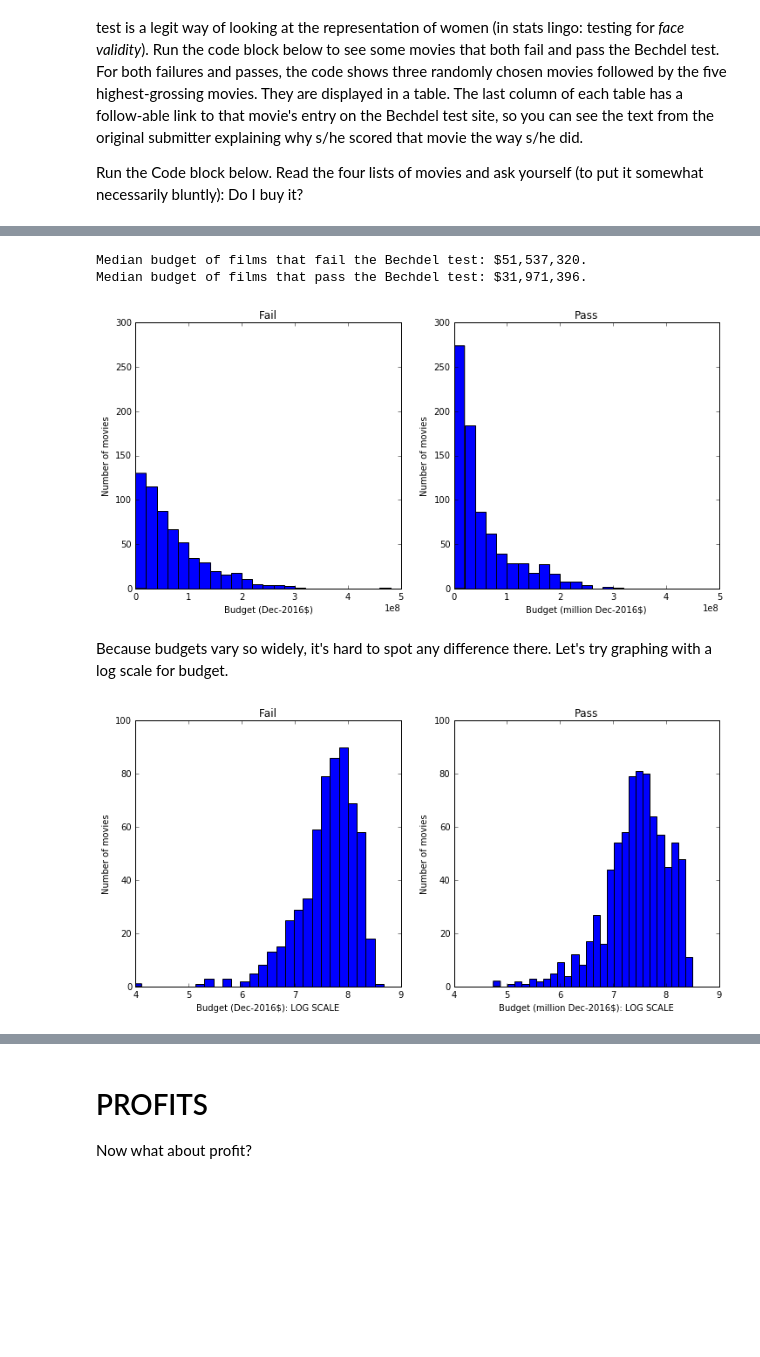
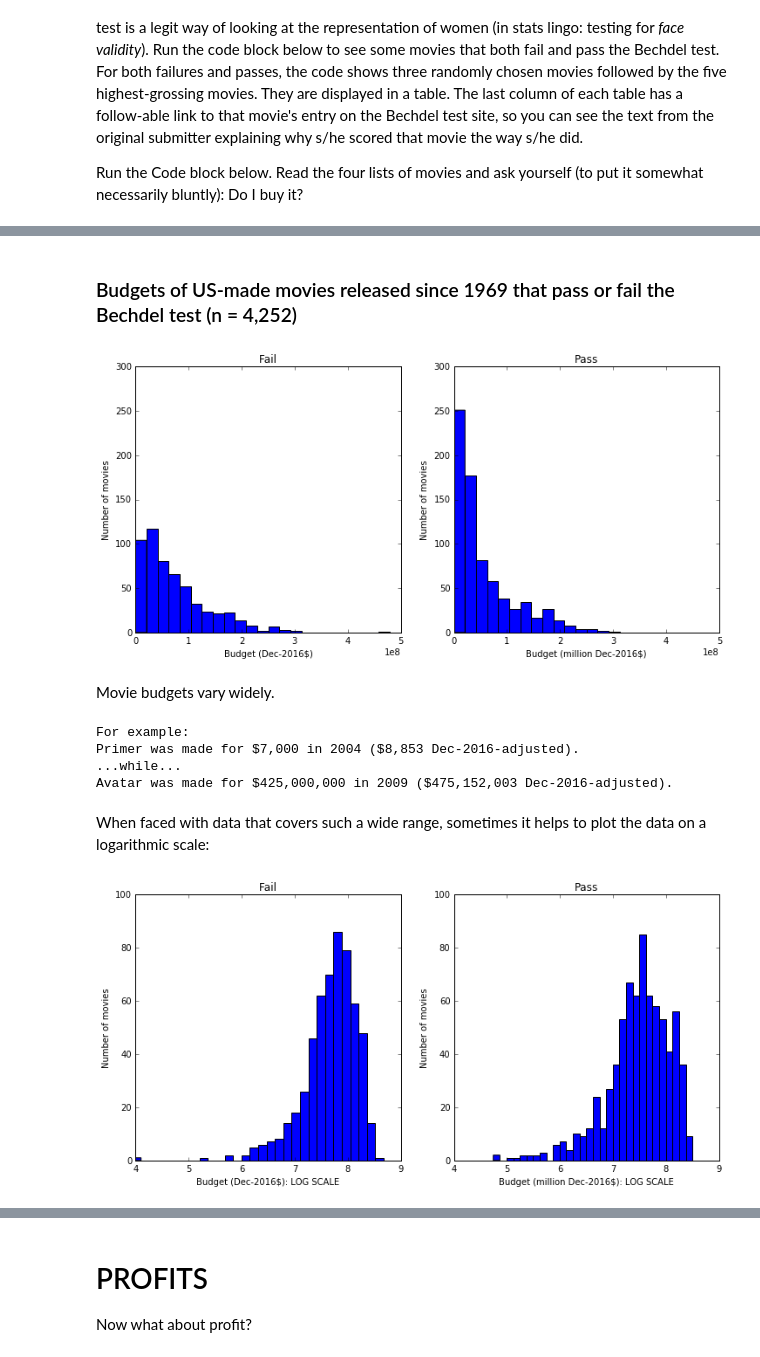
Before and after one commit to raddick/movies, a Jupyter notebook: 7. Analysis.ipynb, the cells around one changed output, grey strips where cells are left out. Saved outputs shown, nothing was run; the diff lists cells and outputs as text; code cells hidden in the pictures; blank space fills up the shorter version.

```diff
--- a/7. Analysis.ipynb
+++ b/7. Analysis.ipynb
@@ -249,14 +266,17 @@ For now, it makes more sense to consider the Bechdel test as a straight-up pass/
 # %%
-movies_df['bechdel_passed'] = np.where((movies_df['bechdel_rating'] == 3), 1, 0)
-
-display(HTML('<h2>Total movies with Bechel test pass/fail results</h2>'))
+hollywood_string = ''
+if (int(movies_df['usa'][movies_df['usa'] == 0].size) == 0):
+    hollywood_string = 'US-made '
+display(HTML('<h3>Bechel test pass/fail results for {0:} movies released since {1:.0f} (n = {2:,.0f})</h3>'.format(hollywood_string,firstyear,len(movies_df))))
 bechdel_result_table = pd.DataFrame()
 bechdel_result_table['nMovies'] = movies_df.groupby('bechdel_passed').size()
 bechdel_result_table['result'] = ''
 bechdel_result_table['result'] = np.where(bechdel_result_table.index == 0, 'Fail',bechdel_result_table['result'])
 bechdel_result_table['result'] = np.where(bechdel_result_table.index == 1, 'Pass',bechdel_result_table['result'])
 bechdel_result_table['percentage'] = 100 * (bechdel_result_table['nMovies'] / len(movies_df))
+
+# I made this table again but only with movies that have profit data - percentages are identical: 41% fail, 59% pass
+#bechdel_result_table['nMovies'] = movies_df[~pd.isnull(movies_df['profit_adj'])].groupby('bechdel_rating').size()
+
 bechdel_result_table[['result','nMovies','percentage']].style.format({'result': '{:10}', 'nMovies': '{:,.0f}', 'percentage': '{0:.0f}%'})
-# I made this table again but only with movies that have profit data - percentages are identical.
-#bechdel_result_table2['nMovies'] = movies_df[~pd.isnull(movies_df['profit_adj'])].groupby('bechdel_rating').size()
 # %% [output]
@@ -268,8 +294,6 @@ Total movies with Bechel test pass/fail results
 # %%
-#import statsmodels.formula.api as smf
-#from scipy import ols
-firstyear = 1969 # first year after the Hays code ended
-lastyear = 2016 # last full year in dataset
+#firstyear = 1969 # first year after the Hays code ended
+lastyear = 2017 # last full year in dataset
 avg_bechdel = movies_df.groupby('bechdel_year')['bechdel_passed'].agg(np.mean)
 avg_bechdel.index.name = 'date'
 avg_bechdel.name = 'bechdel'
@@ -285,29 +309,31 @@ stdevm_bechdel = stdevm_bechdel.reset_index()
 
 # multiply both by 100 to express as percentage
 avg_bechdel['bechdel'] = avg_bechdel['bechdel'] * 100
-#stdevm_bechdel['bechdel'] = stdevm_bechdel['bechdel'] * 100
-
-#errorbarsy = stdevm_bechdel.get_values()
+stdevm_bechdel['bechdel'] = stdevm_bechdel['bechdel'] * 100
 
 [slope,intercept,rvalue,pvalue,stderr] = linregress(avg_bechdel['date'],avg_bechdel['bechdel'])
 #print(slope,intercept,rvalue)
 r_squared = rvalue ** 2
 
-print('Each year since {0:.0f}, an additional {1:.2f}% of movies pass the Bechdel test (r^2 = {2:.2f}).'.format(firstyear,slope,r_squared))
-
 predicted = pd.DataFrame({"date": np.linspace(start=1969.,stop=2969.,num=1001)})
 predicted['bechdel'] = slope*predicted['date'] + intercept
 
 # Plot the observed data
+#fig = plt.figure(figsize=(8,8))
 plt.errorbar(avg_bechdel['date'],avg_bechdel['bechdel'],yerr=stdevm_bechdel['bechdel'],c='b',label='Observed')
 # Plot the predictions from the model
 plt.plot(predicted['date'],predicted['bechdel'],c='r',label='Linear model',lw=3)
 plt.legend(loc='lower right')
 plt.ylim((0,100))
-plt.xlim((1969,2016))
+plt.xlim((1969,2017))
 plt.xlabel('Year')
 plt.ylabel('Percent of movies that pass the Bechdel test')
+#fig.show()
 plt.show()
 everything_passes_year = predicted['date'].loc[predicted['bechdel'] >= 100].agg(np.min)
+
+print('Each year since {0:.0f}, an additional {1:.2f}% of movies pass the Bechdel test (r^2 = {2:.2f}; p = {3:.8f}).'.format(firstyear,slope,r_squared,pvalue))
 print('At this rate of increase, all movies will pass the Bechdel test in the year {0:.0f}.'.format(everything_passes_year))
+
+display(HTML('<p><b><font color="red">TODO</font></b>: fit data to a flat model, compare, calculate likelihood ratio.</p>'))
 # %% [output]
@@ -319,12 +352,12 @@ At this rate of increase, all movies will pass the Bechdel test in the year 2092
 # %%
+display(HTML('<h3>Budgets of {0:} movies released since {1:.0f} that pass or fail the Bechdel test (n = {2:,.0f})</h3>'.format(hollywood_string,firstyear,len(movies_df))))
+
+
 #x = movies_df['bechdel_passed'].apply(lambda x:float(x)+np.random.normal(0, 0.05))
 #y = movies_df['budget_adj']
 failer_budgets = movies_df.dropna()['budget_adj'][movies_df['bechdel_passed'] == 0]
 passer_budgets = movies_df.dropna()['budget_adj'][movies_df['bechdel_passed'] == 1]
 #plt.hist(failer_budgets,bins=30)
-
-print('Median budget of films that fail the Bechdel test: ${0:,.0f}.'.format(failer_budgets.agg(np.median)))
-print('Median budget of films that pass the Bechdel test: ${0:,.0f}.'.format(passer_budgets.agg(np.median)))
 
 # Calculate best bin widths by Freedman-Draconis rule.
 #The bin-width is set to h = 2 * IQR * n^(−1/3).
@@ -334,38 +367,63 @@ fail_n = len(failer_budgets)
 fail_iqr = scipy.stats.iqr(failer_budgets)
 fail_binwidth = 2 * fail_iqr * (fail_n ** (-1/3))
 fail_bins = (np.max(failer_budgets) - np.min(failer_budgets)) / fail_binwidth
 
 pass_n = len(passer_budgets)
 pass_iqr = scipy.stats.iqr(passer_budgets)
 pass_binwidth = 2 * pass_iqr * (pass_n ** (-1/3))
 pass_bins = (np.max(passer_budgets) - np.min(passer_budgets)) / pass_binwidth
 
 nbins = int(np.round(np.mean([fail_bins,pass_bins]),0))
 #print(nbins)
 
 fig = plt.figure(figsize=(12,12))
 
 ax1 = fig.add_subplot(221)
 ax1.hist(failer_budgets,bins=nbins,range=(0,500000000))
 plt.ylim([0,300])
 plt.xlabel('Budget (Dec-2016$)')
 plt.ylabel('Number of movies')
 plt.title('Fail')
 
 ax2 = fig.add_subplot(222)
 ax2.hist(passer_budgets,bins=nbins,range=(0,500000000))
 plt.ylim([0,300])
 plt.xlabel('Budget (million Dec-2016$)')
 plt.ylabel('Number of movies')
 plt.title('Pass')
 
 fig.show()
 # %% [output]
-Median budget of films that fail the Bechdel test: $51,537,320.
-Median budget of films that pass the Bechdel test: $31,971,396.
+Budgets of US-made movies released since 1969 that pass or fail the Bechdel test (n = 4,252)
-[figure, old version]
+[figure, new version]
-# %% [markdown]
-Because budgets vary so widely, it's hard to spot any difference there. Let's try graphing with a log scale for budget.
+# %%
+display(HTML('<p>Movie budgets vary widely.</p>'))
+movies_df[['title','bechdel_year','budget','budget_adj']].sort_values('budget_adj',ascending=True).head(5)  # five lowest budgets
+#movies_df[['title','bechdel_year','budget','budget_adj']].sort_values('budget_adj',ascending=False).head(5) # five highest budgets
+
+lowest_budget_movie = movies_df.sort_values('budget_adj')['title'].iloc[0]
+lowest_budget_year = movies_df.sort_values('budget_adj')['bechdel_year'].iloc[0]
+lowest_budget_budget_raw = movies_df.sort_values('budget_adj')['budget'].iloc[0]
+lowest_budget_budget_adj = movies_df.sort_values('budget_adj')['budget_adj'].iloc[0]
+
+print('For example:')
+print('{0:} was made for ${1:,.0f} in {2:.0f} (${3:,.0f} Dec-2016-adjusted).'.format(lowest_budget_movie,lowest_budget_budget_raw,lowest_budget_year,lowest_budget_budget_adj))
+print('...while...')
+
+highest_budget_movie = movies_df.sort_values('budget_adj',ascending=False)['title'].iloc[0]
+highest_budget_year = movies_df.sort_values('budget_adj',ascending=False)['bechdel_year'].iloc[0]
+highest_budget_budget_raw = movies_df.sort_values('budget_adj',ascending=False)['budget'].iloc[0]
+highest_budget_budget_adj = movies_df.sort_values('budget_adj',ascending=False)['budget_adj'].iloc[0]
+
+print('{0:} was made for ${1:,.0f} in {2:.0f} (${3:,.0f} Dec-2016-adjusted).'.format(highest_budget_movie,highest_budget_budget_raw,highest_budget_year,highest_budget_budget_adj))
+# %% [output]
+Movie budgets vary widely.
+For example:
+Primer was made for $7,000 in 2004 ($8,853 Dec-2016-adjusted).
+...while...
+Avatar was made for $425,000,000 in 2009 ($475,152,003 Dec-2016-adjusted).
+# %% [markdown]
+When faced with data that covers such a wide range, sometimes it helps to plot the data on a logarithmic scale:
 # %%
 fig = plt.figure(figsize=(12,12))
 
@@ -402,4 +460,4 @@ plt.title('Pass')
 
 fig.show()
 # %% [output]
-[figure, old version]
+[figure, new version]
```
Also changed, not shown: parts of 23 cells of this notebook, 2 other files.
